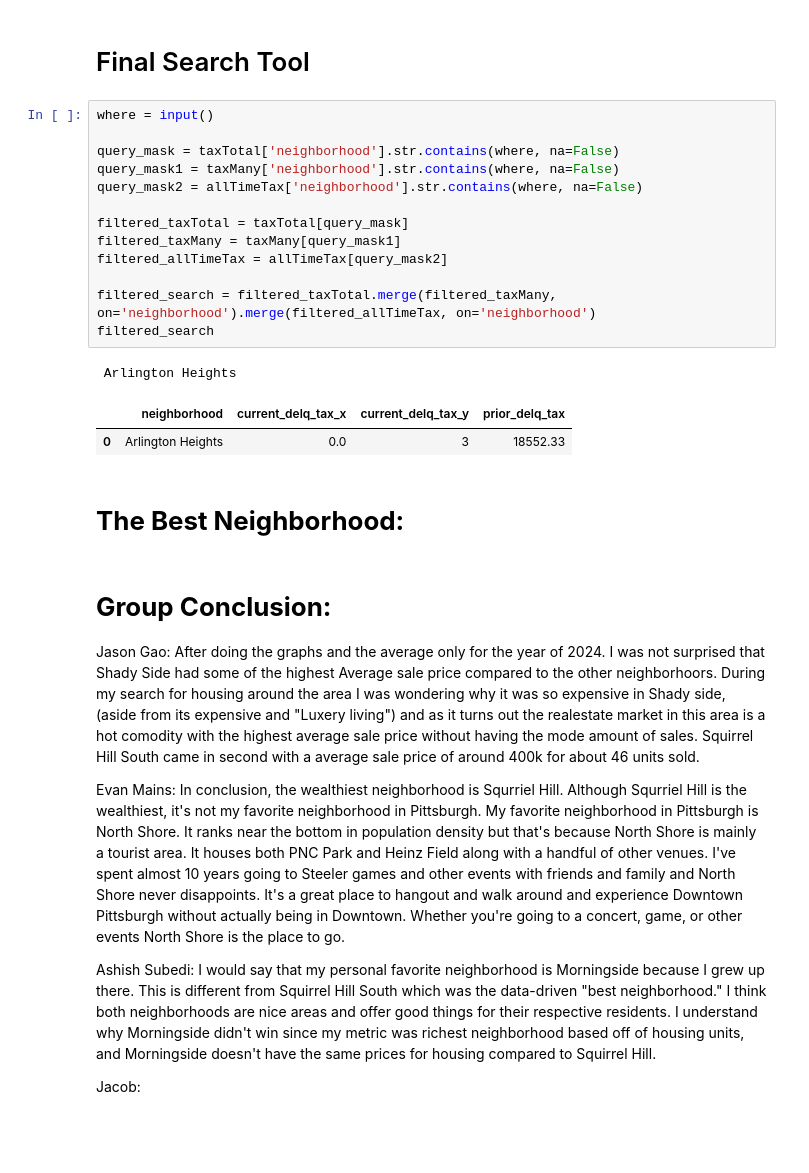
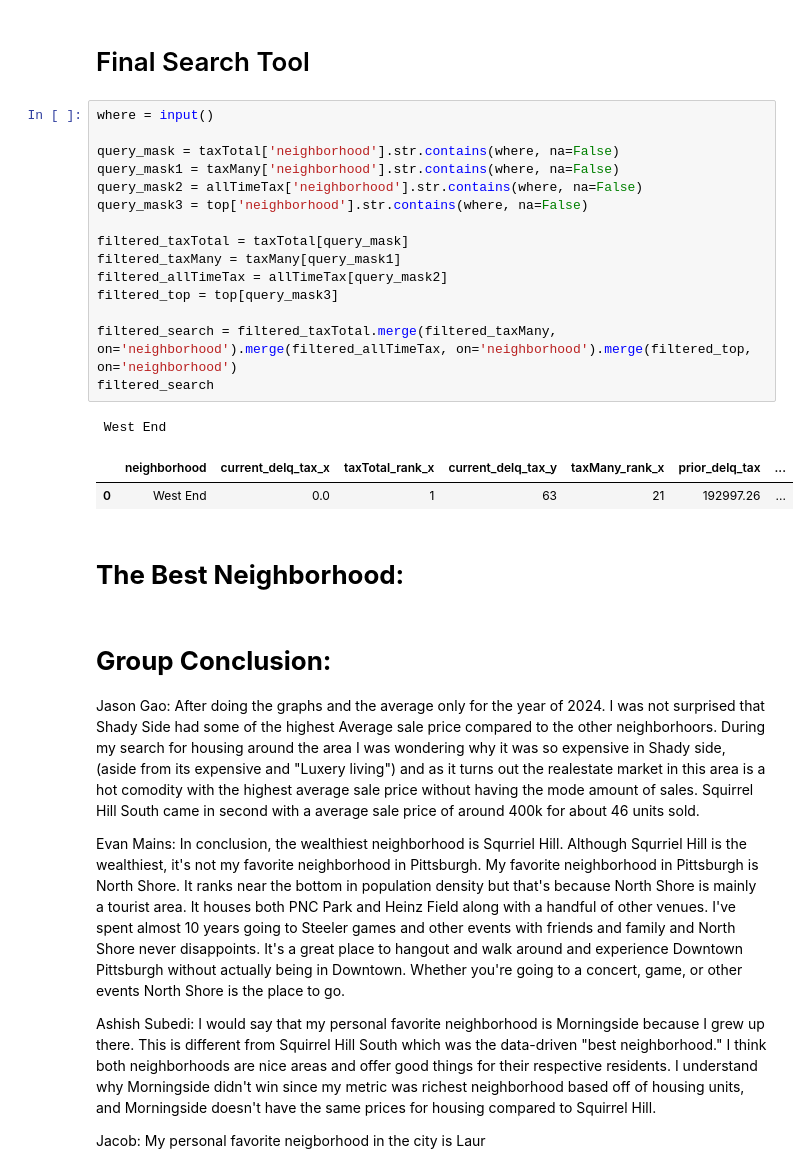
Before and after one commit to GoldSword1234/Big-Ideas-Group-Project, a Jupyter notebook: Final_Project.ipynb, the cells around one changed output. Drawn from its saved outputs; the diff is of its cells as text; blank space fills up the shorter version.

Commit message:
fixed search

```diff
--- a/Final_Project.ipynb
+++ b/Final_Project.ipynb
@@ -753,20 +753,22 @@ top
 # %%
 where = input()
 
 query_mask = taxTotal['neighborhood'].str.contains(where, na=False)
 query_mask1 = taxMany['neighborhood'].str.contains(where, na=False)
 query_mask2 = allTimeTax['neighborhood'].str.contains(where, na=False)
+query_mask3 = top['neighborhood'].str.contains(where, na=False)
 
 filtered_taxTotal = taxTotal[query_mask]
 filtered_taxMany = taxMany[query_mask1]
 filtered_allTimeTax = allTimeTax[query_mask2]
+filtered_top = top[query_mask3]
 
-filtered_search = filtered_taxTotal.merge(filtered_taxMany, on='neighborhood').merge(filtered_allTimeTax, on='neighborhood')
+filtered_search = filtered_taxTotal.merge(filtered_taxMany, on='neighborhood').merge(filtered_allTimeTax, on='neighborhood').merge(filtered_top, on='neighborhood')
 filtered_search
 # %% [output]
- Arlington Heights
+ West End
-|  | neighborhood | current_delq_tax_x | current_delq_tax_y | prior_delq_tax |
-| 0 | Arlington Heights | 0.0 | 3 | 18552.33 |
+|  | neighborhood | current_delq_tax_x | taxTotal_rank_x | current_delq_tax_y | taxMany_rank_x | prior_delq_tax | ... |
+| 0 | West End | 0.0 | 1 | 63 | 21 | 192997.26 | ... |
 # %% [markdown]
 # **The Best Neighborhood:**
 # %% [markdown]
@@ -778,4 +780,4 @@ Evan Mains: In conclusion, the wealthiest neighborhood is Squrriel Hill. Althoug
 
 Ashish Subedi: I would say that my personal favorite neighborhood is Morningside because I grew up there. This is different from Squirrel Hill South which was the data-driven "best neighborhood." I think both neighborhoods are nice areas and offer good things for their respective residents. I understand why Morningside didn't win since my metric was richest neighborhood based off of housing units, and Morningside doesn't have the same prices for housing compared to Squirrel Hill.
 
-Jacob:
+Jacob: My personal favorite neigborhood in the city is Laur
```
